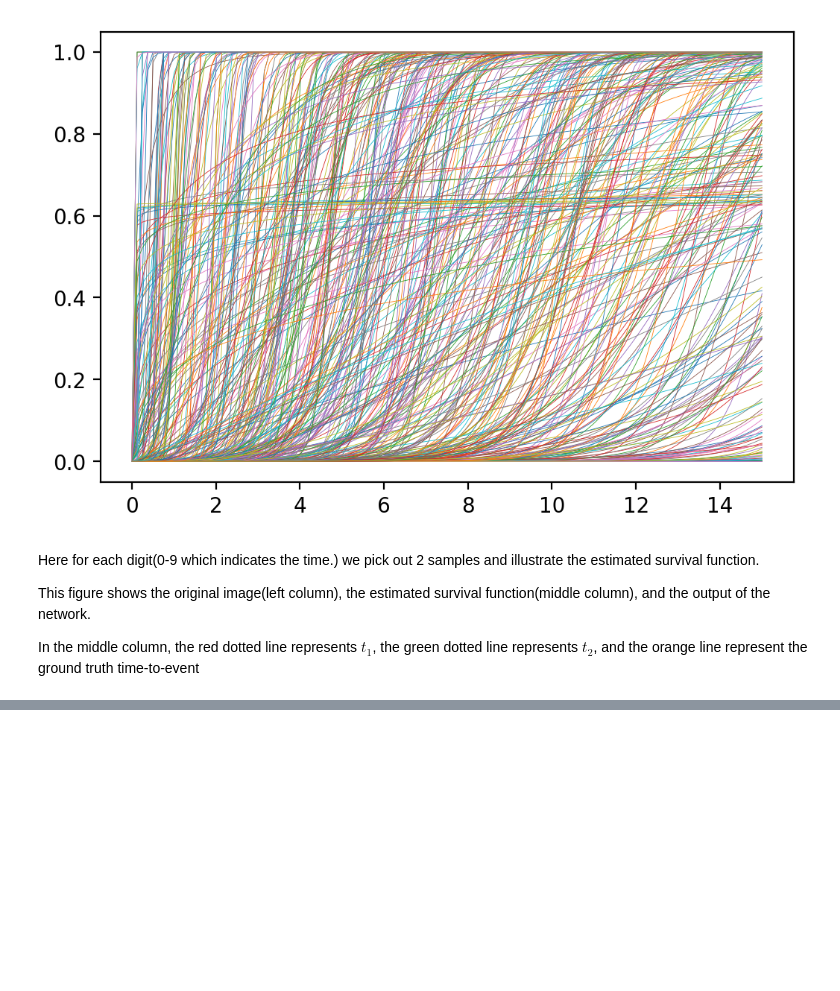
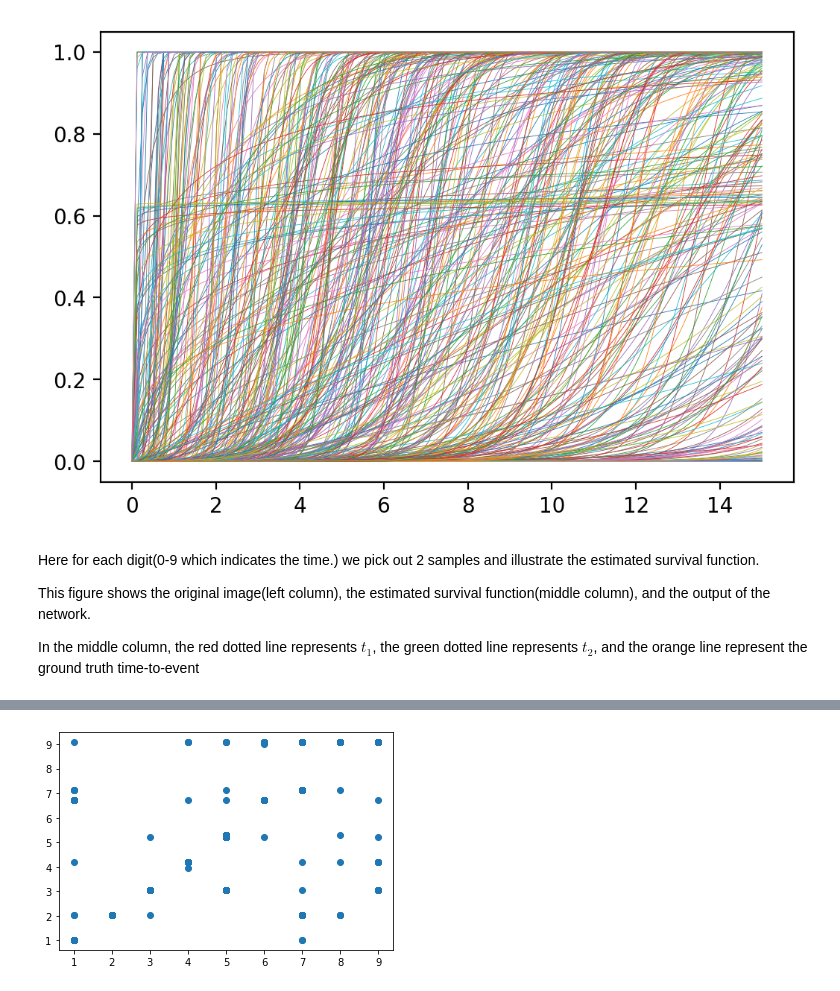
Before and after one commit to dailing/DeepDRPlus, a Jupyter notebook: examples/test.ipynb, the cells around one changed output, grey strips where cells are left out. Drawn from its saved outputs; the diff is of its cells as text; code cells hidden in the pictures; blank space fills up the shorter version.

```diff
--- a/examples/test.ipynb
+++ b/examples/test.ipynb
@@ -289,0 +291,25 @@ plt.close()
+# %%
+from tqdm import tqdm
+trainer.model.eval()
+data = DummyData(testing=True)
+
+inds = []
+preds = []
+lspace = np.linspace(0.01,10,120)
+for index in tqdm(range(len(data))):
+
+    index = int(index)
+    img, t1, t2, e, l = data[index]
+    img = img.unsqueeze(0).to(trainer.device)
+    label = data.label[l]
+    if label == 0:
+        continue
+    w = trainer.model(img)
+    cdf = trainer.model.calculate_pdf(w, torch.FloatTensor(lspace).unsqueeze(0).to(trainer.device))
+    cdf=cdf.detach().cpu().numpy()
+    out = np.convolve(cdf.squeeze(0), np.array([1.,-1.]), 'same')
+    idx_max = np.argmax(out)
+    pred_t = lspace[idx_max]
+    preds.append((pred_t, label))
+# %%
+preds = np.array(preds)
@@ -289,0 +326,5 @@ plt.close()
+# %%
+plt.scatter(preds[:,1], preds[:,0])
+plt.show()
+# %% [output]
+[figure, added]
```
Also changed, not shown: parts of 11 cells of this notebook, 10 other files.
